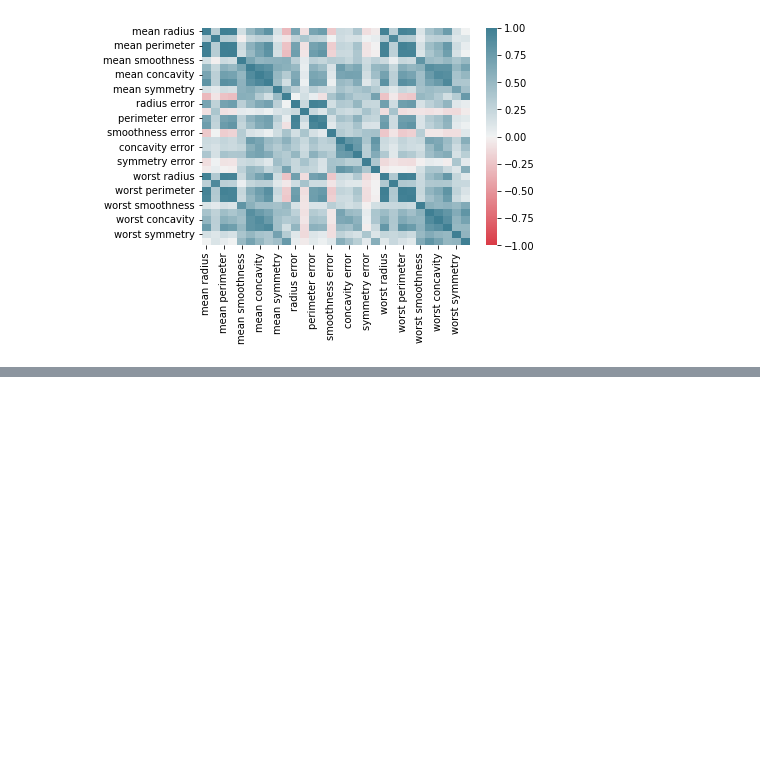
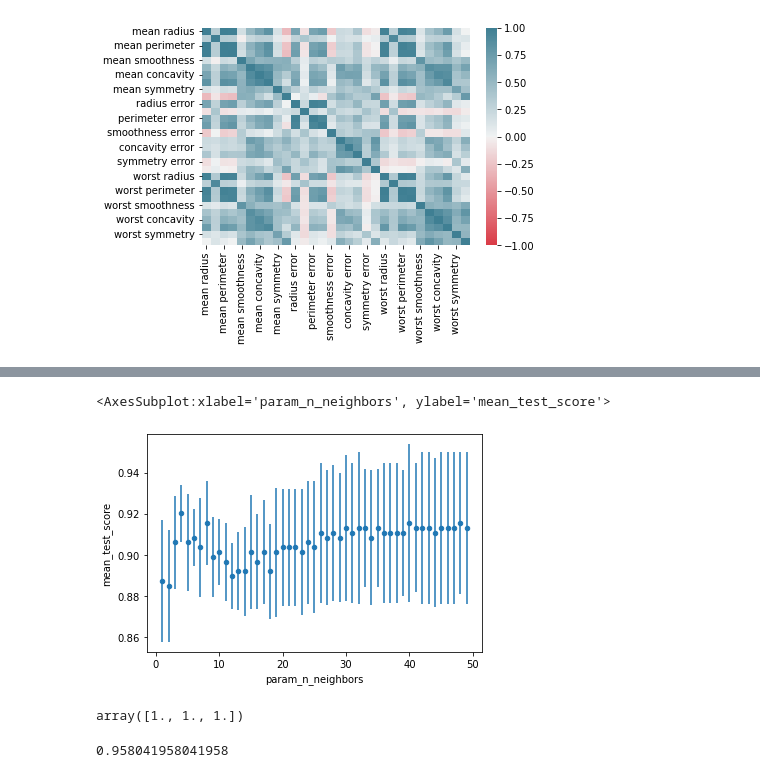
Before and after one commit to fraserwoodburn/Python_coursework, a Jupyter notebook: coursework.ipynb, the cells around one changed output, grey strips where cells are left out. Drawn from its saved outputs; the diff is of its cells as text; code cells hidden in the pictures; blank space fills up the shorter version.

```diff
--- a/coursework.ipynb
+++ b/coursework.ipynb
@@ -59,0 +70,48 @@ a = scatter_matrix(cancer, figsize=(21, 21), c=target)
+# %%
+from sklearn.model_selection import train_test_split # import the train_test_split utility
+
+train_X, test_X, train_y, test_y = train_test_split(X, y, random_state=8) # split data into training dataset and test dataset, using random state of 8 for all going forward, just as means of consistency
+# %%
+from sklearn.model_selection import GridSearchCV # import the GridSearchCV utility
+from sklearn.neighbors import KNeighborsClassifier # import the K nearest neighbours classifier utility
+
+parameters = {
+    "n_neighbors" : range(1, 50),
+}
+clf = GridSearchCV(KNeighborsClassifier(), parameters).fit(train_X, train_y) # search  for the most approproate number of nearest neighbours between 1 and 50 to use to group the data
+# %%
+cv_results = pd.DataFrame(clf.cv_results_)
+cv_results.plot.scatter("param_n_neighbors", "mean_test_score", yerr="std_test_score") # create a dataframe and plot a scatter plot of the nearest neighbour value to use that gives the best model score
+# looks like 4 is the best value to use
+# %% [output]
+<AxesSubplot:xlabel='param_n_neighbors', ylabel='mean_test_score'>
+[figure, added]
+# %%
+from sklearn import preprocessing # import preprocessing utility
+import numpy as np # import the numpy module
+X_train = np.array([[ 1., -1.,  2.],
+                     [ 2.,  0.,  0.],
+                     [ 0.,  1., -1.]])
+scaler = preprocessing.StandardScaler().fit(X_train)
+scaler
+scaler.mean_
+scaler.scale_
+X_scaled = scaler.transform(X_train)
+X_scaled
+X_scaled.mean(axis=0)
+X_scaled.std(axis=0) # begin formatting the nearest neighbours classification to account for the difference in axis scale between the two attribuites chosen for the classification
+# %% [output]
+array([1., 1., 1.])
+# %%
+from sklearn.datasets import make_classification
+from sklearn.linear_model import LogisticRegression
+from sklearn.pipeline import make_pipeline
+from sklearn.preprocessing import StandardScaler # import utilities required to continue the scaling pipeline
+
+X_train, X_test, y_train, y_test = train_test_split(X, y, random_state=8) # keep the random state as 8 for consistency
+pipe = make_pipeline(StandardScaler(), LogisticRegression())
+pipe.fit(X_train, y_train)
+
+pipe.score(X_test, y_test) # what is the new model score after scaling - looks very good, this could be the best two attributes to use for classification, but we'll explore a couple more just to confirm
+# %% [output]
+0.958041958041958
```
Also changed, not shown: parts of 20 cells of this notebook.
